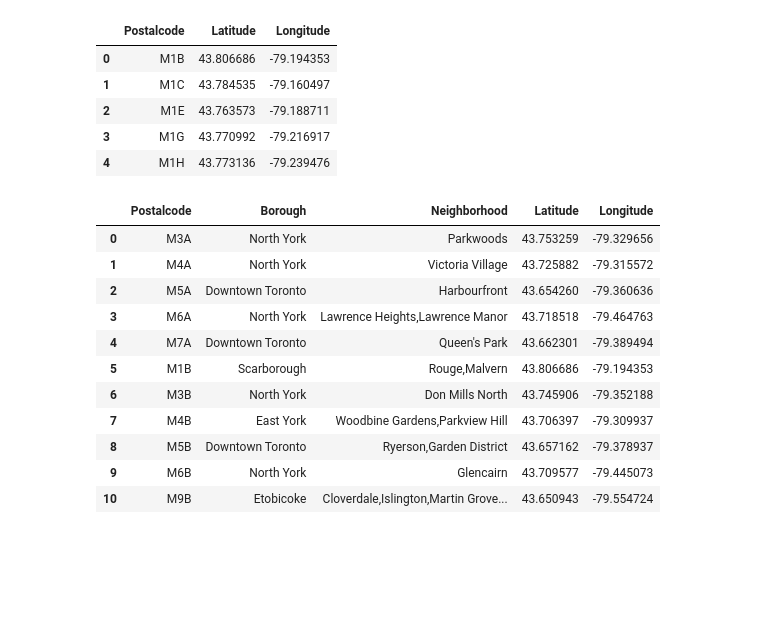
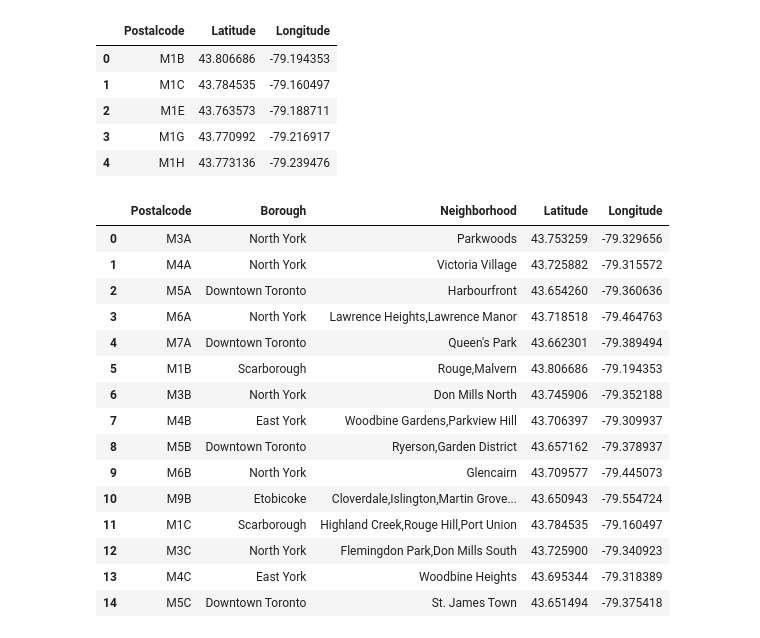
Before and after one commit to vklementev/Coursera_Capstone, a Jupyter notebook: Capstone project 1.ipynb, the cells around one changed output. Saved outputs shown, nothing was run; the diff lists cells and outputs as text; code cells hidden in the pictures; blank space fills up the shorter version.

```diff
--- a/Capstone project 1.ipynb
+++ b/Capstone project 1.ipynb
@@ -117,7 +109,7 @@ df1.shape
 # %%
 !wget -q -O 'Toronto_location.csv'  http://cocl.us/Geospatial_data
-df_loc = pd.read_csv('Toronto_location.csv')
-df_loc.head()
+df2 = pd.read_csv('Toronto_location.csv')
+df2.head()
 # %% [output]
 |  | Postal Code | Latitude | Longitude |
 | 0 | M1B | 43.806686 | -79.194353 |
@@ -126,8 +118,8 @@ df_loc.head()
 | 3 | M1G | 43.770992 | -79.216917 |
 | 4 | M1H | 43.773136 | -79.239476 |
 # %%
-df_loc.columns = ['Postalcode','Latitude','Longitude']
-df_loc.head()
+df2.columns = ['Postalcode','Latitude','Longitude']
+df2.head()
 # %% [output]
 |  | Postalcode | Latitude | Longitude |
 | 0 | M1B | 43.806686 | -79.194353 |
@@ -136,18 +128,22 @@ df_loc.head()
 | 3 | M1G | 43.770992 | -79.216917 |
 | 4 | M1H | 43.773136 | -79.239476 |
 # %%
-df_toronto = pd.merge(df1, df_loc, on = 'Postalcode')
-df_toronto.head(11)
+df3 = pd.merge(df1, df2, on = 'Postalcode')
+df3.head(15)
 # %% [output]
 |  | Postalcode | Borough | Neighborhood | Latitude | Longitude |
 | 0 | M3A | North York | Parkwoods | 43.753259 | -79.329656 |
 | 1 | M4A | North York | Victoria Village | 43.725882 | -79.315572 |
 | 2 | M5A | Downtown Toronto | Harbourfront | 43.654260 | -79.360636 |
 | 3 | M6A | North York | Lawrence Heights,Lawrence Manor | 43.718518 | -79.464763 |
 | 4 | M7A | Downtown Toronto | Queen's Park | 43.662301 | -79.389494 |
 | 5 | M1B | Scarborough | Rouge,Malvern | 43.806686 | -79.194353 |
 | 6 | M3B | North York | Don Mills North | 43.745906 | -79.352188 |
 | 7 | M4B | East York | Woodbine Gardens,Parkview Hill | 43.706397 | -79.309937 |
 | 8 | M5B | Downtown Toronto | Ryerson,Garden District | 43.657162 | -79.378937 |
 | 9 | M6B | North York | Glencairn | 43.709577 | -79.445073 |
 | 10 | M9B | Etobicoke | Cloverdale,Islington,Martin Grove... | 43.650943 | -79.554724 |
+| 11 | M1C | Scarborough | Highland Creek,Rouge Hill,Port Union | 43.784535 | -79.160497 |
+| 12 | M3C | North York | Flemingdon Park,Don Mills South | 43.725900 | -79.340923 |
+| 13 | M4C | East York | Woodbine Heights | 43.695344 | -79.318389 |
+| 14 | M5C | Downtown Toronto | St. James Town | 43.651494 | -79.375418 |
```
Also changed, not shown: parts of 11 cells of this notebook.
